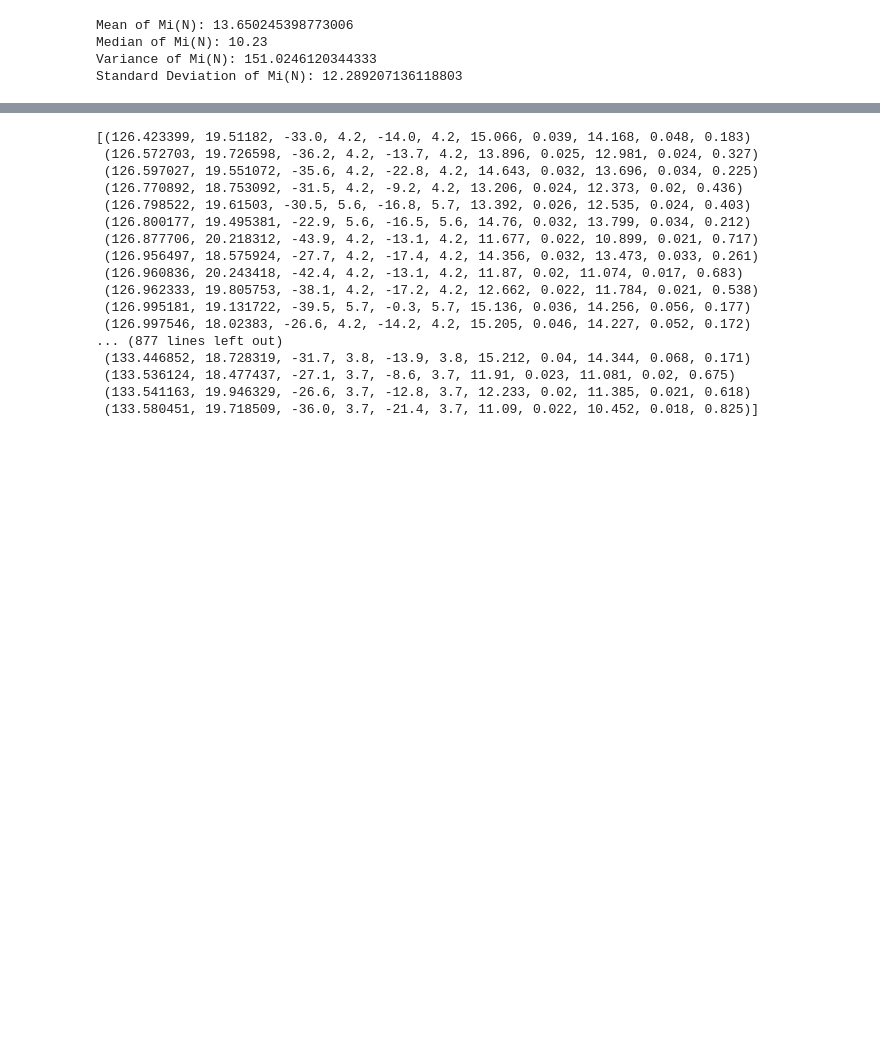
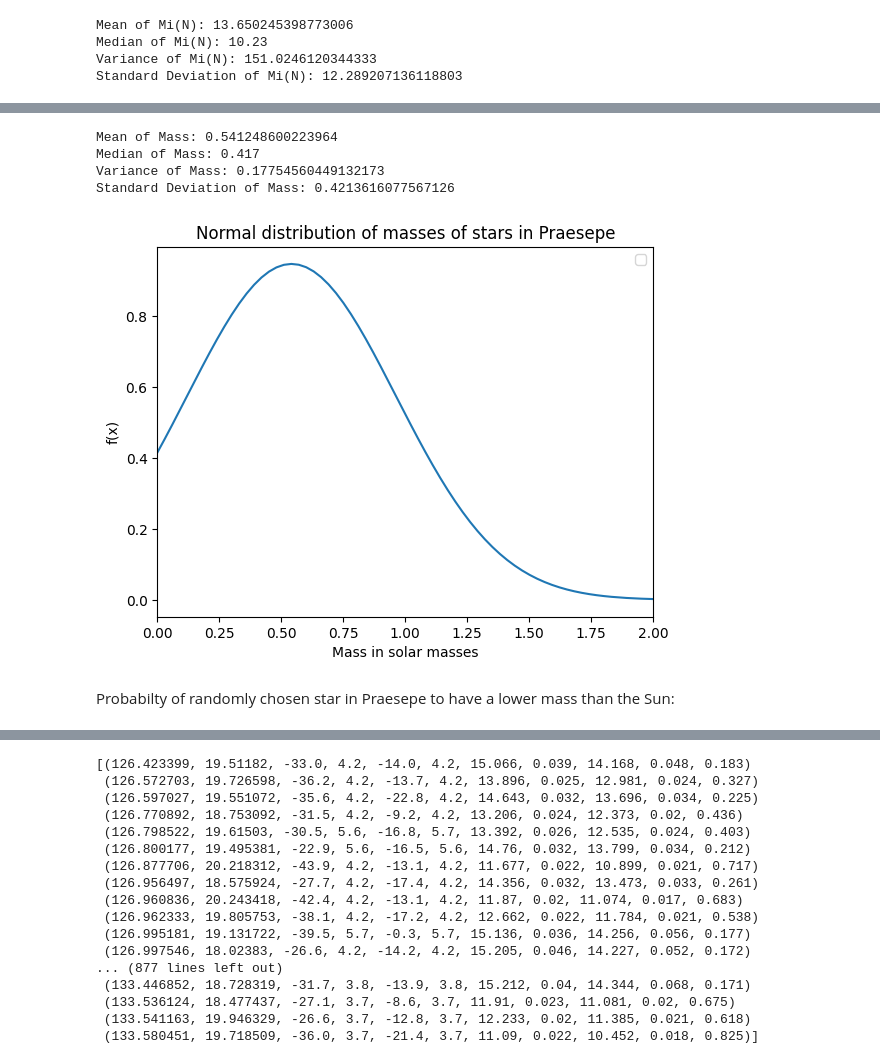
Before and after one commit to laxm7/sta_project, a Jupyter notebook: imf_chiara_felix_laxman.ipynb, the cells around one changed output, grey strips where cells are left out. Cells and saved outputs as stored; diff of their text form; code cells hidden in the pictures; blank space fills up the shorter version.

```diff
--- a/imf_chiara_felix_laxman.ipynb
+++ b/imf_chiara_felix_laxman.ipynb
@@ -184,0 +179,37 @@ plt.show()
+# %%
+import numpy as np
+from matplotlib import pyplot as plt
+from astropy.io import ascii, fits
+
+table = fits.getdata("./Praesepe/table2.dat.fits", readme="./Praesepe/ReadMe.txt")
+m = table['Mass']
+
+mean_m = np.mean(m)
+median_m = np.median(m)
+variance_m = np.var(m)
+std_dev_m = np.std(m)
+
+print("Mean of Mass:", mean_m)
+print("Median of Mass:", median_m)
+print("Variance of Mass:", variance_m)
+print("Standard Deviation of Mass:", std_dev_m)
+
+def f(x):  return (np.exp((-1)*(x-mean_m)**2/(2*variance_m)))/(np.sqrt(2*np.pi)*std_dev_m)
+x_axis = np.linspace(0,30,1000)
+y1 = f(x_axis)
+plt.plot(x_axis, y1)
+plt.xlabel('Mass in solar masses')
+plt.ylabel('f(x)')
+plt.title('Normal distribution of masses of stars in Praesepe')
+ax = plt.gca()
+ax.set_xlim([0, 2])
+plt.legend()
+plt.show()
+# %% [output]
+Mean of Mass: 0.541248600223964
+Median of Mass: 0.417
+Variance of Mass: 0.17754560449132173
+Standard Deviation of Mass: 0.4213616077567126
+[figure, added]
+# %% [markdown]
+Probabilty of randomly chosen star in Praesepe to have a lower mass than the Sun:
```
Also changed, not shown: parts of 5 cells of this notebook, 1 other file.
